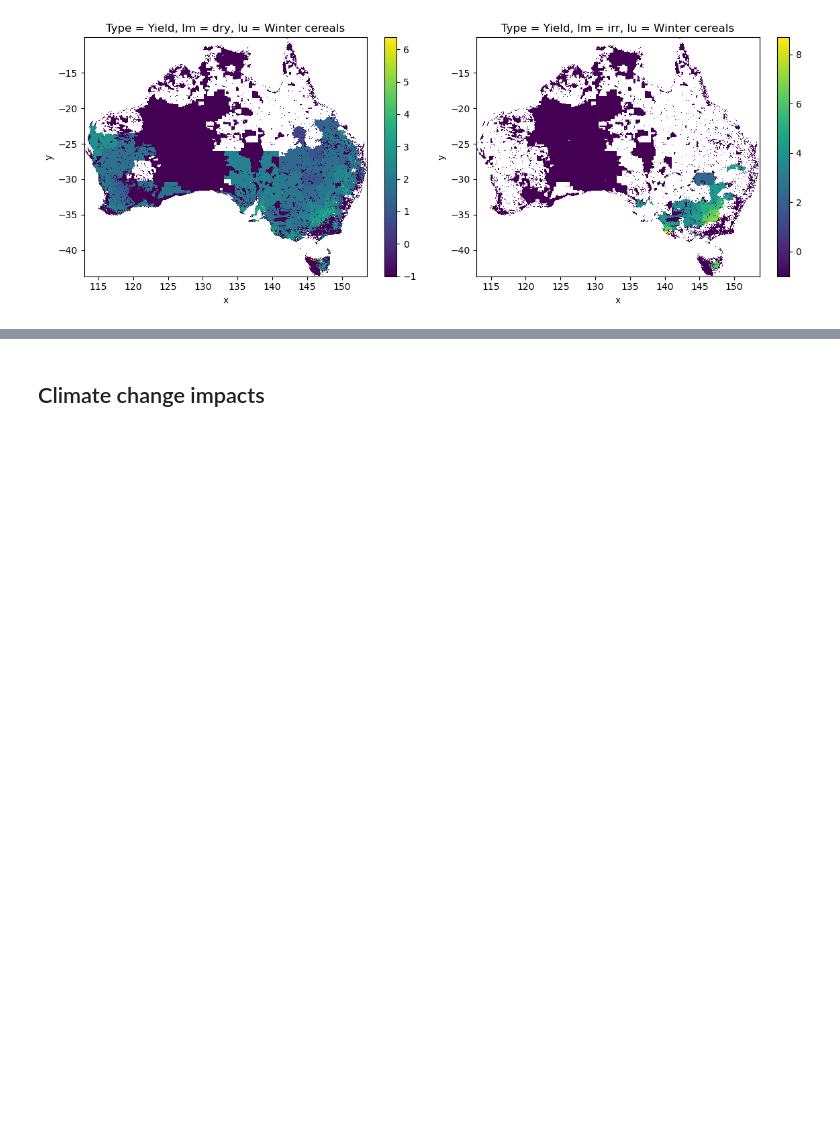
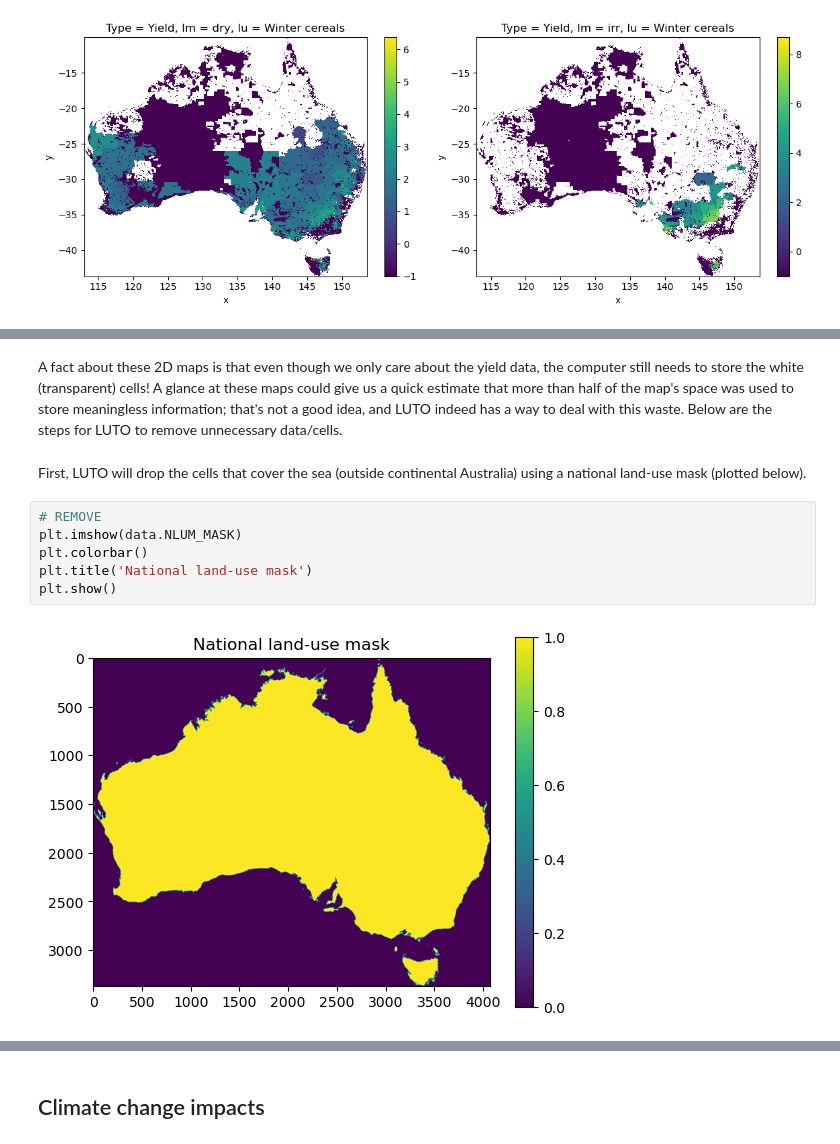
Before and after one commit to JinzhuWANG/LUTO_manual, a Jupyter notebook: _sources/Chap_1_1_LUTO_overview.ipynb, the cells around one changed output, grey strips where cells are left out. Cells and saved outputs as stored; diff of their text form; blank space fills up the shorter version.

```diff
--- a/_sources/Chap_1_1_LUTO_overview.ipynb
+++ b/_sources/Chap_1_1_LUTO_overview.ipynb
@@ -343,0 +395,12 @@ plot_dry_irr(p_dry, p_irr)
+# %% [markdown]
+A fact about these 2D maps is that even though we only care about the yield data, the computer still needs to store the white (transparent) cells! A glance at these maps could give us a quick estimate that more than half of the map's space was used to store meaningless information; that's not a good idea, and LUTO indeed has a way to deal with this waste. Below are the steps for LUTO to remove unnecessary data/cells.
+# %% [markdown]
+First, LUTO will drop the cells that cover the sea (outside continental Australia) using a national land-use mask (plotted below).
+# %%
+# REMOVE
+plt.imshow(data.NLUM_MASK)
+plt.colorbar()
+plt.title('National land-use mask')
+plt.show()
+# %% [output]
+[figure, added]
```
Also changed, not shown: parts of 28 cells of this notebook, 8 other files.
